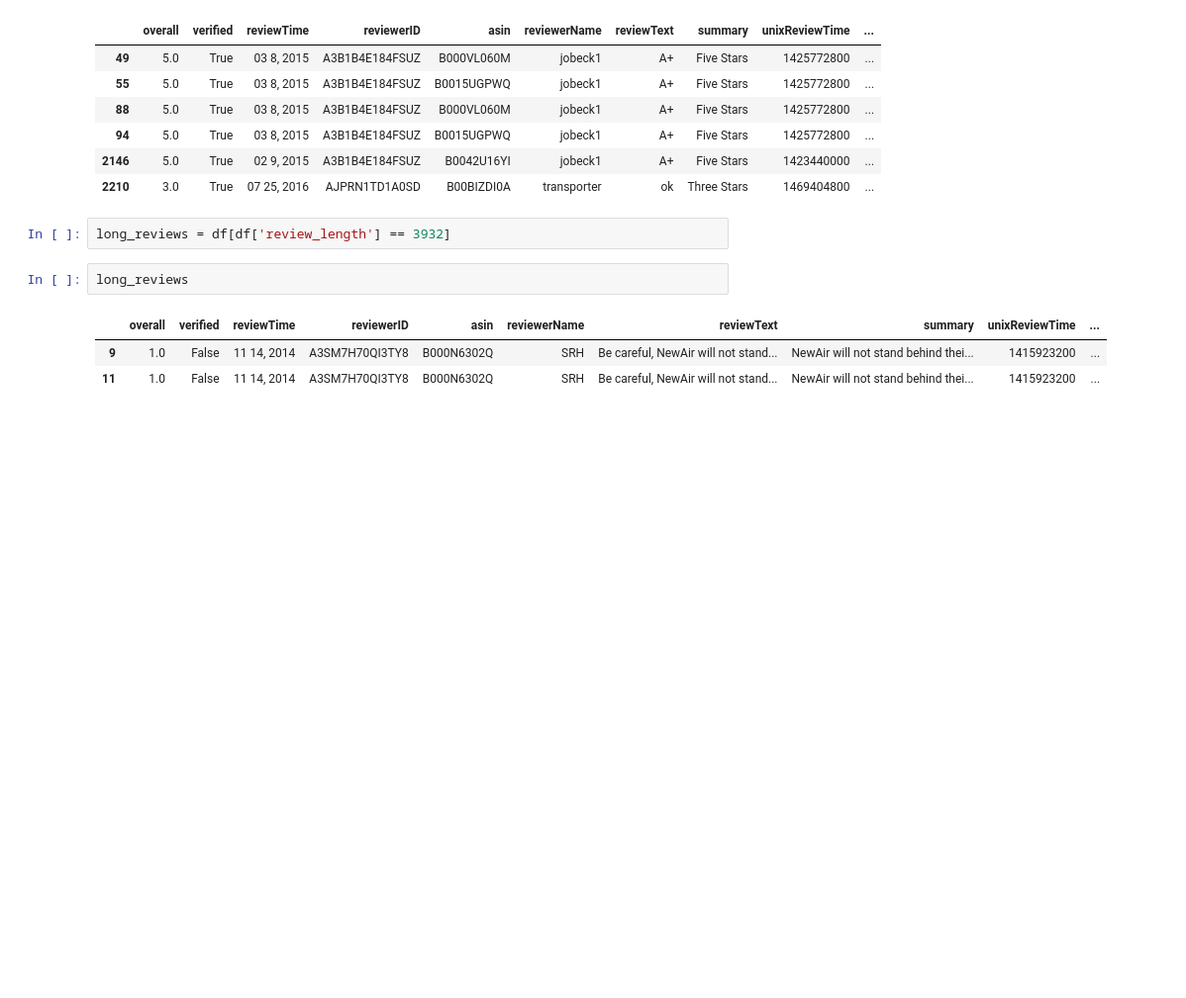
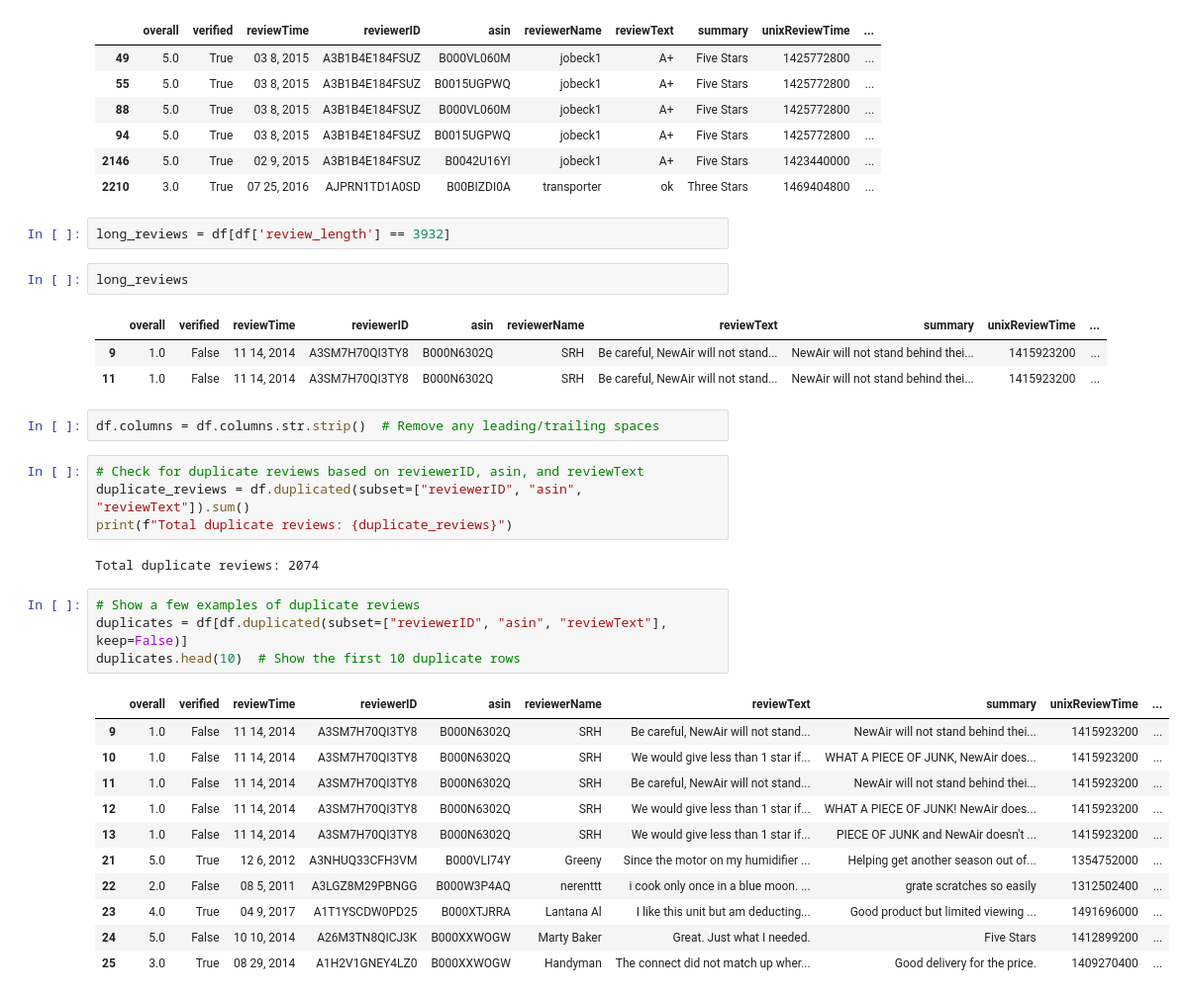
Before and after one commit to Currybon30/COMP262-NLP, a Jupyter notebook: preprocessing.ipynb, the cells around one changed output. Shown at 99% size. Cells and saved outputs as stored; diff of their text form; blank space fills up the shorter version.

Commit message:
duplicates, preprocessing, outliers

```diff
--- a/preprocessing.ipynb
+++ b/preprocessing.ipynb
@@ -115,3 +121,27 @@ long_reviews
 |  | overall | verified | reviewTime | reviewerID | asin | reviewerName | reviewText | summary | unixReviewTime | ... |
 | 9 | 1.0 | False | 11 14, 2014 | A3SM7H70QI3TY8 | B000N6302Q | SRH | Be careful, NewAir will not stand... | NewAir will not stand behind thei... | 1415923200 | ... |
 | 11 | 1.0 | False | 11 14, 2014 | A3SM7H70QI3TY8 | B000N6302Q | SRH | Be careful, NewAir will not stand... | NewAir will not stand behind thei... | 1415923200 | ... |
+# %%
+df.columns = df.columns.str.strip()  # Remove any leading/trailing spaces
+# %%
+# Check for duplicate reviews based on reviewerID, asin, and reviewText
+duplicate_reviews = df.duplicated(subset=["reviewerID", "asin", "reviewText"]).sum()
+print(f"Total duplicate reviews: {duplicate_reviews}")
+# %% [output]
+Total duplicate reviews: 2074
+# %%
+# Show a few examples of duplicate reviews
+duplicates = df[df.duplicated(subset=["reviewerID", "asin", "reviewText"], keep=False)]
+duplicates.head(10)  # Show the first 10 duplicate rows
+# %% [output]
+|  | overall | verified | reviewTime | reviewerID | asin | reviewerName | reviewText | summary | unixReviewTime | ... |
+| 9 | 1.0 | False | 11 14, 2014 | A3SM7H70QI3TY8 | B000N6302Q | SRH | Be careful, NewAir will not stand... | NewAir will not stand behind thei... | 1415923200 | ... |
+| 10 | 1.0 | False | 11 14, 2014 | A3SM7H70QI3TY8 | B000N6302Q | SRH | We would give less than 1 star if... | WHAT A PIECE OF JUNK, NewAir does... | 1415923200 | ... |
+| 11 | 1.0 | False | 11 14, 2014 | A3SM7H70QI3TY8 | B000N6302Q | SRH | Be careful, NewAir will not stand... | NewAir will not stand behind thei... | 1415923200 | ... |
+| 12 | 1.0 | False | 11 14, 2014 | A3SM7H70QI3TY8 | B000N6302Q | SRH | We would give less than 1 star if... | WHAT A PIECE OF JUNK! NewAir does... | 1415923200 | ... |
+| 13 | 1.0 | False | 11 14, 2014 | A3SM7H70QI3TY8 | B000N6302Q | SRH | We would give less than 1 star if... | PIECE OF JUNK and NewAir doesn't ... | 1415923200 | ... |
+| 21 | 5.0 | True | 12 6, 2012 | A3NHUQ33CFH3VM | B000VLI74Y | Greeny | Since the motor on my humidifier ... | Helping get another season out of... | 1354752000 | ... |
+| 22 | 2.0 | False | 08 5, 2011 | A3LGZ8M29PBNGG | B000W3P4AQ | nerenttt | i cook only once in a blue moon. ... | grate scratches so easily | 1312502400 | ... |
+| 23 | 4.0 | True | 04 9, 2017 | A1T1YSCDW0PD25 | B000XTJRRA | Lantana Al | I like this unit but am deducting... | Good product but limited viewing ... | 1491696000 | ... |
+| 24 | 5.0 | False | 10 10, 2014 | A26M3TN8QICJ3K | B000XXWOGW | Marty Baker | Great. Just what I needed. | Five Stars | 1412899200 | ... |
+| 25 | 3.0 | True | 08 29, 2014 | A1H2V1GNEY4LZ0 | B000XXWOGW | Handyman | The connect did not match up wher... | Good delivery for the price. | 1409270400 | ... |
```
Also changed, not shown: parts of 9 cells of this notebook, 2 other files.
